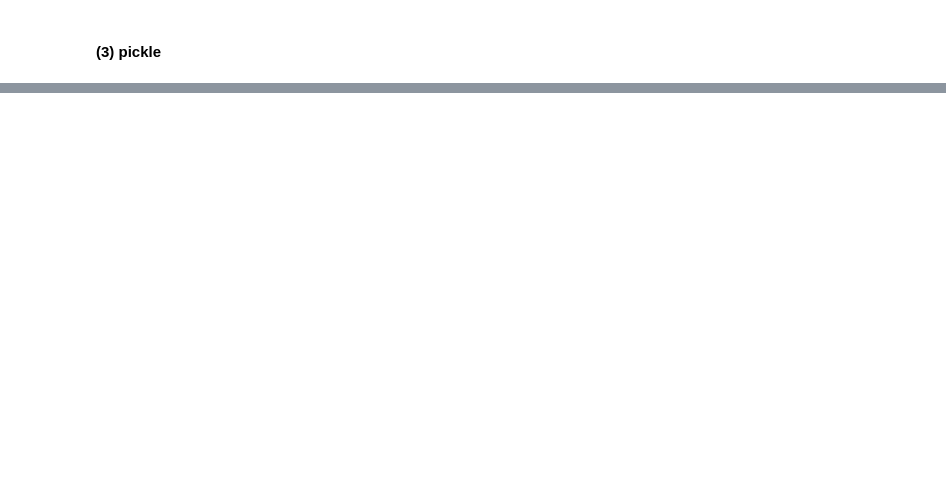
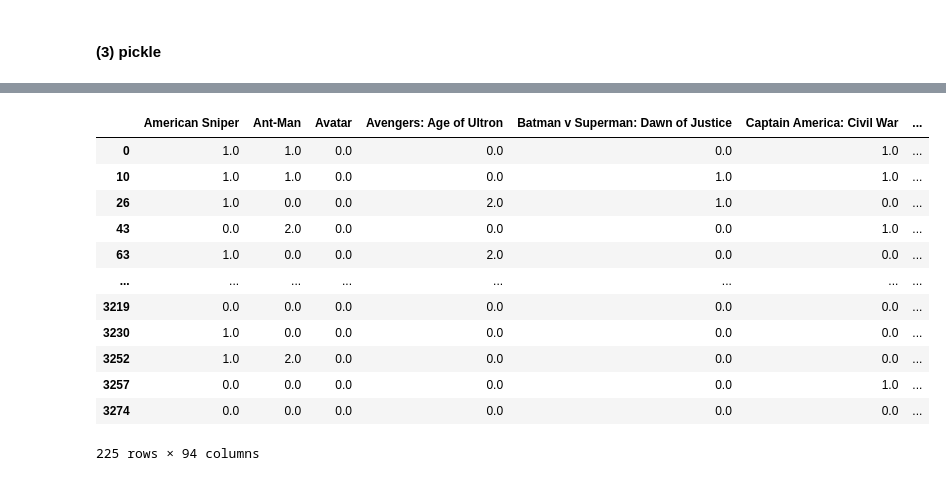
Before and after one commit to leesh26/POSCO-AI-Big-Data, a Jupyter notebook: 04. Movie_recommendation_customer_variables.ipynb, the cells around one changed output, grey strips where cells are left out. Cells and saved outputs as stored; diff of their text form; code cells hidden in the pictures; blank space fills up the shorter version.

```diff
--- a/04. Movie_recommendation_customer_variables.ipynb
+++ b/04. Movie_recommendation_customer_variables.ipynb
@@ -633,0 +494,18 @@ Shrek the Third
+# %%
+# 남은 데이터에서 'user_name','customer_id' 컬럼 열 제거
+df_final = df_user_genre.drop(['user_name','customer_id'], axis = 1)
+df_final
+# %% [output]
+|  | American Sniper | Ant-Man | Avatar | Avengers: Age of Ultron | Batman v Superman: Dawn of Justice | Captain America: Civil War | ... |
+| 0 | 1.0 | 1.0 | 0.0 | 0.0 | 0.0 | 1.0 | ... |
+| 10 | 1.0 | 1.0 | 0.0 | 0.0 | 1.0 | 1.0 | ... |
+| 26 | 1.0 | 0.0 | 0.0 | 2.0 | 1.0 | 0.0 | ... |
+| 43 | 0.0 | 2.0 | 0.0 | 0.0 | 0.0 | 1.0 | ... |
+| 63 | 1.0 | 0.0 | 0.0 | 2.0 | 0.0 | 0.0 | ... |
+| ... | ... | ... | ... | ... | ... | ... | ... |
+| 3219 | 0.0 | 0.0 | 0.0 | 0.0 | 0.0 | 0.0 | ... |
+| 3230 | 1.0 | 0.0 | 0.0 | 0.0 | 0.0 | 0.0 | ... |
+| 3252 | 1.0 | 2.0 | 0.0 | 0.0 | 0.0 | 0.0 | ... |
+| 3257 | 0.0 | 0.0 | 0.0 | 0.0 | 0.0 | 1.0 | ... |
+| 3274 | 0.0 | 0.0 | 0.0 | 0.0 | 0.0 | 0.0 | ... |
+225 rows × 94 columns
```
Also changed, not shown: parts of 79 cells of this notebook.
